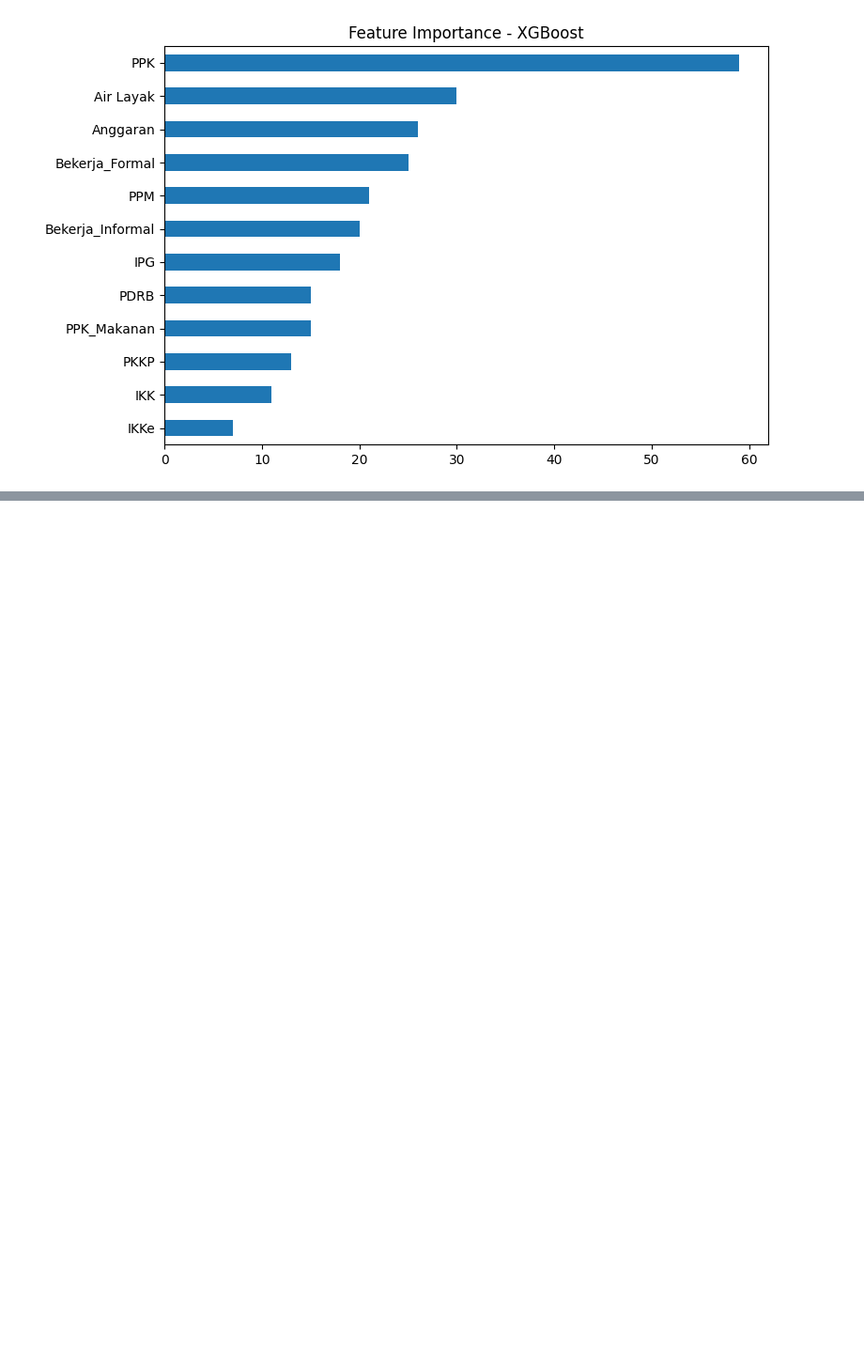
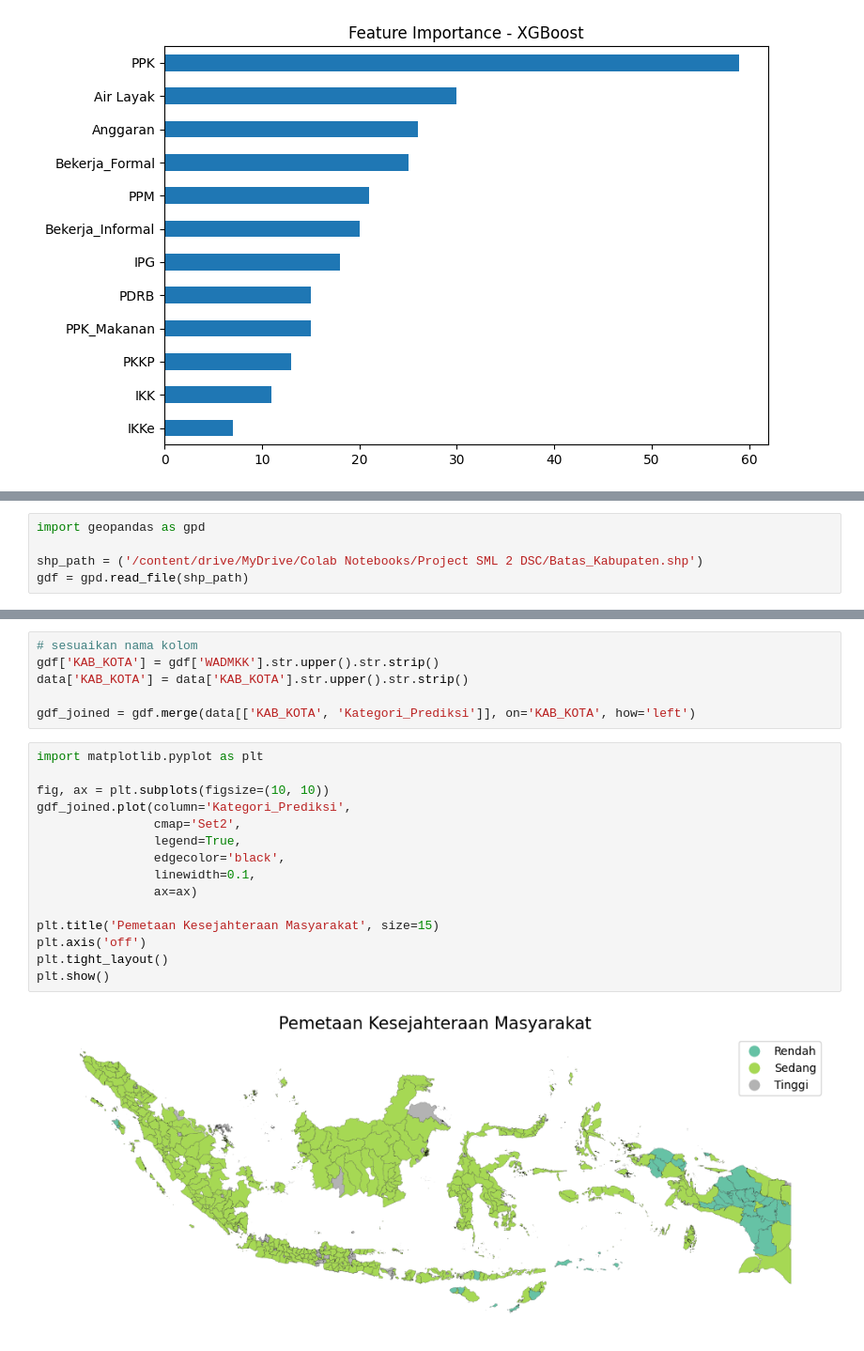
Before and after one commit to panjiarf4/ImBoost, a Jupyter notebook: SML_Project_2.ipynb, the cells around one changed output, grey strips where cells are left out. Shown at 94% size. Cells and saved outputs as stored; diff of their text form; blank space fills up the shorter version.

```diff
--- a/SML_Project_2.ipynb
+++ b/SML_Project_2.ipynb
@@ -711,0 +749,5 @@ print(data_encoded)
+# %%
+import geopandas as gpd
+
+shp_path = ('/content/drive/MyDrive/Colab Notebooks/Project SML 2 DSC/Batas_Kabupaten.shp')
+gdf = gpd.read_file(shp_path)
@@ -711,0 +758,23 @@ print(data_encoded)
+# %%
+# sesuaikan nama kolom
+gdf['KAB_KOTA'] = gdf['WADMKK'].str.upper().str.strip()
+data['KAB_KOTA'] = data['KAB_KOTA'].str.upper().str.strip()
+
+gdf_joined = gdf.merge(data[['KAB_KOTA', 'Kategori_Prediksi']], on='KAB_KOTA', how='left')
+# %%
+import matplotlib.pyplot as plt
+
+fig, ax = plt.subplots(figsize=(10, 10))
+gdf_joined.plot(column='Kategori_Prediksi',
+                cmap='Set2',
+                legend=True,
+                edgecolor='black',
+                linewidth=0.1,
+                ax=ax)
+
+plt.title('Pemetaan Kesejahteraan Masyarakat', size=15)
+plt.axis('off')
+plt.tight_layout()
+plt.show()
+# %% [output]
+[figure, added]
```
Also changed, not shown: parts of 11 cells of this notebook.
